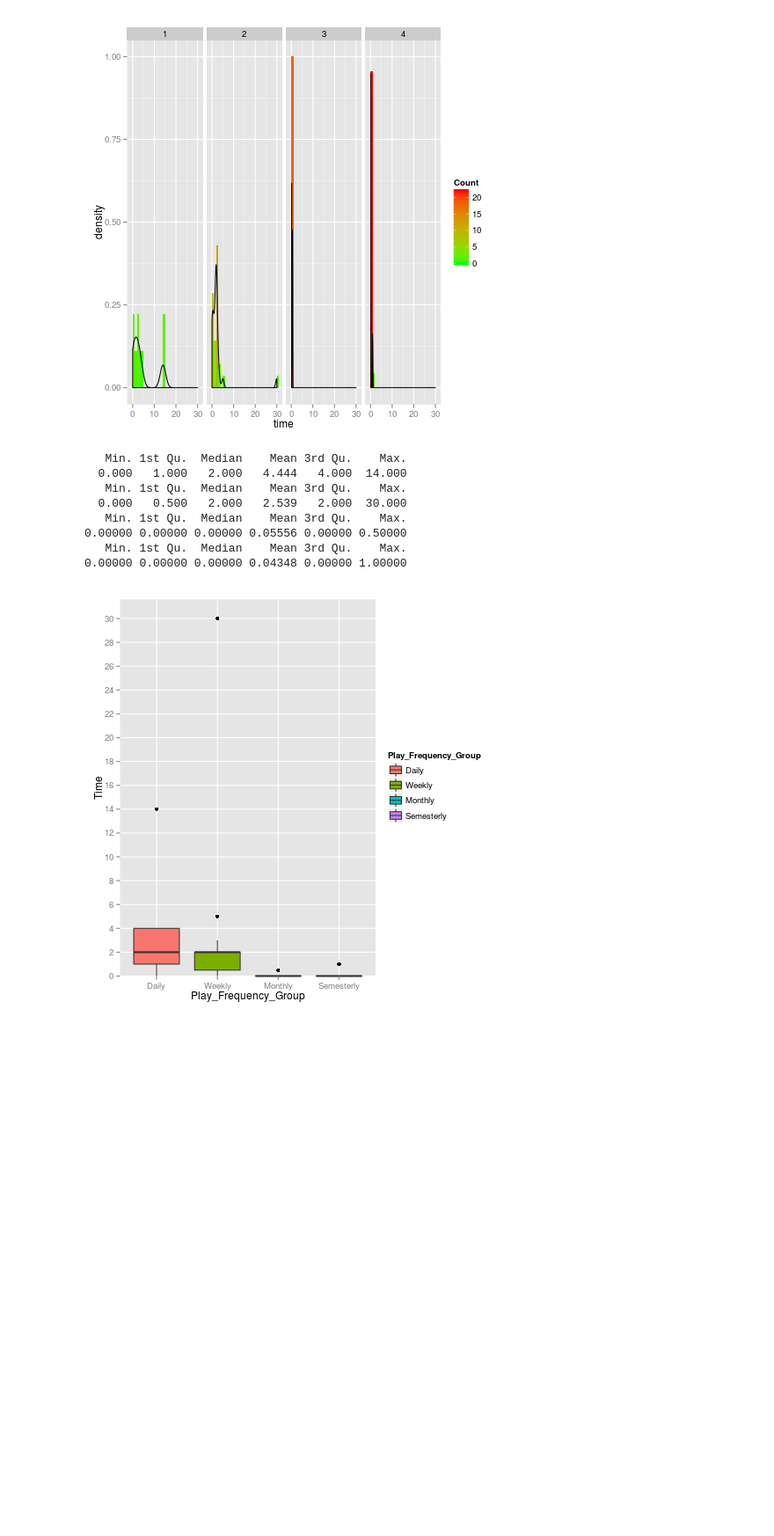
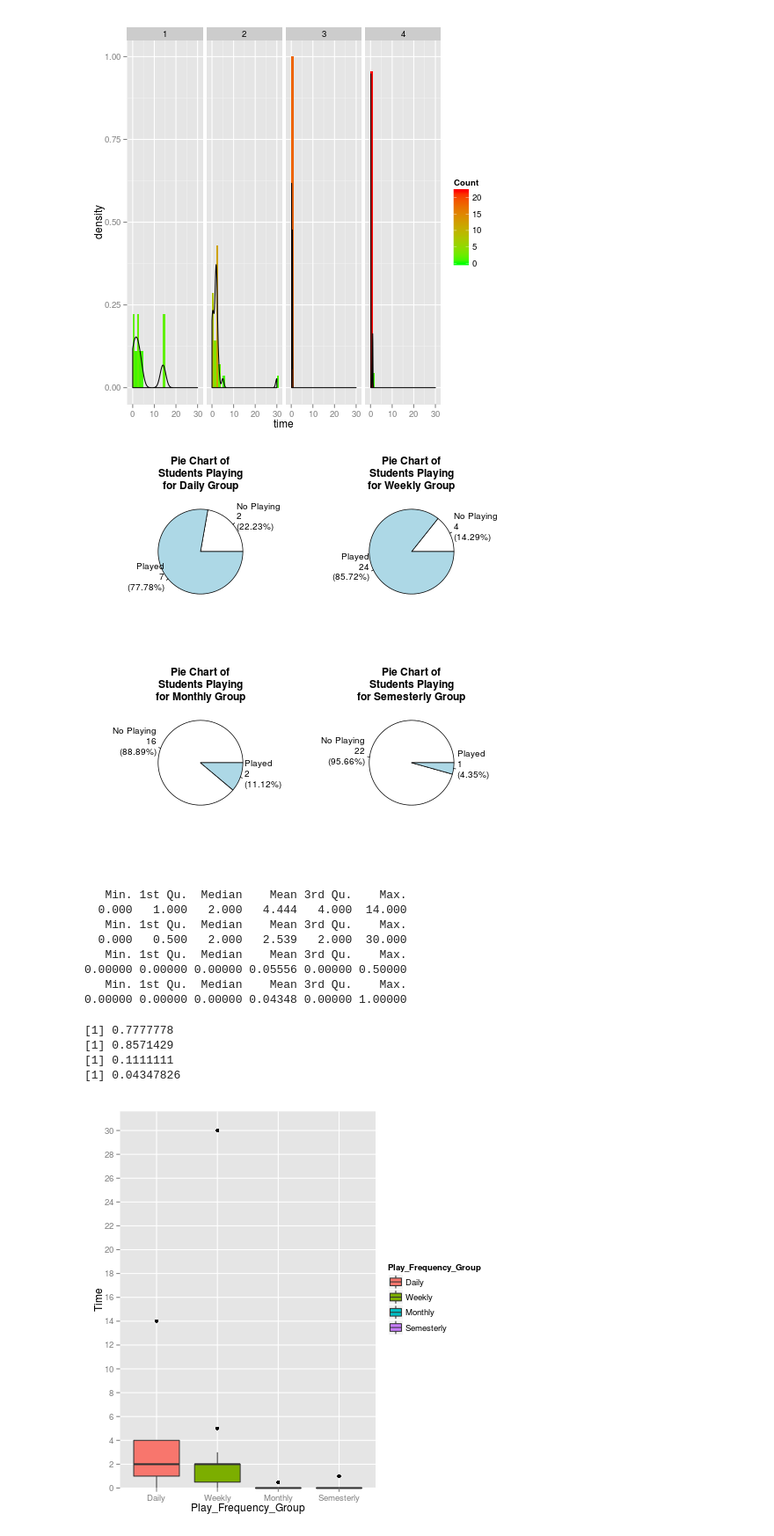
Before and after one commit to kevin11h/DataScienceCourse, a Jupyter notebook: hw2/hw2.ipynb, the cells around one changed output. Shown at 88% size. Cells and saved outputs as stored; diff of their text form; code cells hidden in the pictures; blank space fills up the shorter version.

Commit message:
pie charts baby

```diff
--- a/hw2/hw2.ipynb
+++ b/hw2/hw2.ipynb
@@ -82,6 +82,59 @@ stat_bin: binwidth defaulted to range/30. Use 'binwidth = x' to adjust this.
 stat_bin: binwidth defaulted to range/30. Use 'binwidth = x' to adjust this.
 stat_bin: binwidth defaulted to range/30. Use 'binwidth = x' to adjust this.
 [figure]
+# %%
+%%R
+daily <- videodata[videodata$freq==1,]
+weekly <- videodata[videodata$freq==2,]
+monthly <- videodata[videodata$freq==3,]
+semesterly <- videodata[videodata$freq==4,]
+
+daily["has_played"] <- daily$time > 0
+weekly["has_played"] <- weekly$time > 0
+monthly["has_played"] <- monthly$time > 0
+semesterly["has_played"] <- semesterly$time > 0
+
+daily_played_table <- table(daily$has_played)
+weekly_played_table <- table(weekly$has_played)
+monthly_played_table <- table(monthly$has_played)
+semesterly_played_table <- table(semesterly$has_played)
+
+relative_freq_daily <- round_any(100*as.vector(daily_played_table)/nrow(daily), 0.01, f = ceiling)
+relative_freq_weekly <- round_any(100*as.vector(weekly_played_table)/nrow(weekly), 0.01, f = ceiling)
+relative_freq_monthly <- round_any(100*as.vector(monthly_played_table)/nrow(monthly), 0.01, f = ceiling)
+relative_freq_semesterly <- round_any(100*as.vector(semesterly_played_table)/nrow(semesterly), 0.01, f = ceiling)
+
+lbls_daily <- ifelse(names(daily_played_table) == TRUE, "Played", "No Playing")
+lbls_daily <- paste(lbls_daily, "\n", daily_played_table, "\n", "(", relative_freq_daily,"%)", "\n", sep="")
+
+lbls_weekly <- ifelse(names(weekly_played_table) == TRUE, "Played", "No Playing")
+lbls_weekly <- paste(lbls_weekly, "\n", weekly_played_table, "\n", "(", relative_freq_weekly,"%)", "\n", sep="")
+
+lbls_monthly <- ifelse(names(monthly_played_table) == TRUE, "Played", "No Playing")
+lbls_monthly <- paste(lbls_monthly, "\n", monthly_played_table, "\n", "(", relative_freq_monthly,"%)", "\n", sep="")
+
+lbls_semesterly <- ifelse(names(semesterly_played_table) == TRUE, "Played", "No Playing")
+lbls_semesterly <- paste(lbls_semesterly, "\n", semesterly_played_table, "\n", "(", relative_freq_semesterly,"%)", "\n", sep="")
+
+par(mfrow = c(2,2))
+
+pie(relative_freq_daily,
+    labels = lbls_daily,
+    main="Pie Chart of\nStudents Playing\nfor Daily Group")
+
+pie(relative_freq_weekly,
+    labels = lbls_weekly,
+    main="Pie Chart of\nStudents Playing\nfor Weekly Group")
+
+pie(relative_freq_monthly,
+    labels = lbls_monthly,
+    main="Pie Chart of\nStudents Playing\nfor Monthly Group")
+
+pie(relative_freq_semesterly,
+    labels = lbls_semesterly,
+    main="Pie Chart of\nStudents Playing\nfor Semesterly Group")
+# %% [output]
+[figure, added]
 # %%
 %%R
 often1 = subset(videodata, subset = (freq == 1))
@@ -101,6 +154,21 @@ print(summary(often4$time))
 0.00000 0.00000 0.00000 0.05556 0.00000 0.50000
    Min. 1st Qu.  Median    Mean 3rd Qu.    Max.
 0.00000 0.00000 0.00000 0.04348 0.00000 1.00000
+# %%
+%%R
+often1 = subset(videodata, subset = (freq == 1))
+print(sum(often1$time > 0)/length(often1$time))
+often2 = subset(videodata, subset = (freq == 2))
+print(sum(often2$time > 0)/length(often2$time))
+often3 = subset(videodata, subset = (freq == 3))
+print(sum(often3$time > 0)/length(often3$time))
+often4 = subset(videodata, subset = (freq == 4))
+print(sum(often4$time > 0)/length(often4$time))
+# %% [output]
+[1] 0.7777778
+[1] 0.8571429
+[1] 0.1111111
+[1] 0.04347826
 # %%
 %%R
 df <- data.frame(Play_Frequency_Group=factor(videodata[videodata$freq != UNKNOWN_STATUS, ]$freq,
```
Also changed, not shown: parts of 2 cells of this notebook.
